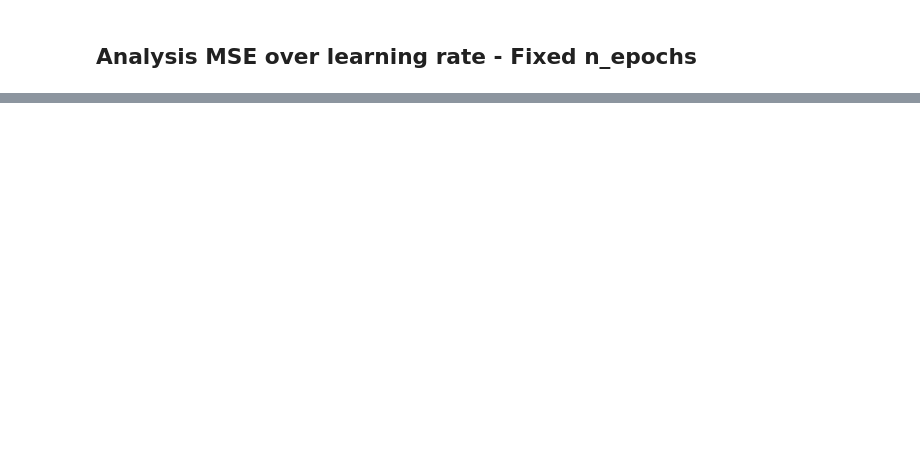
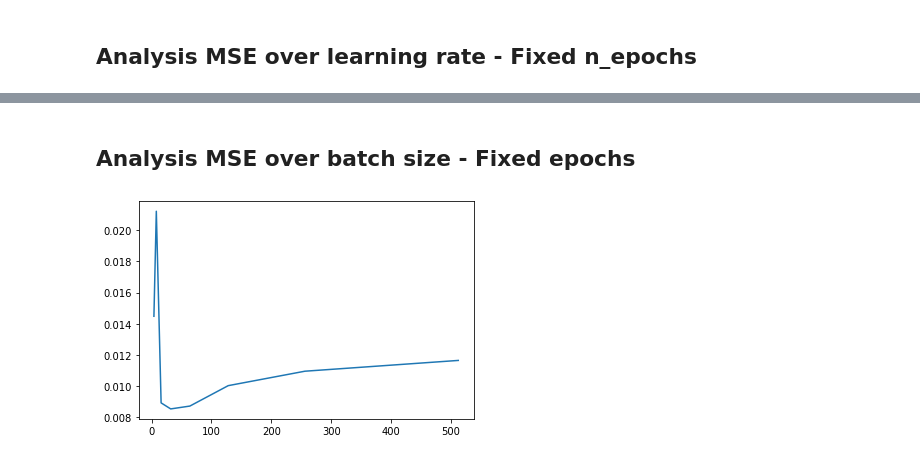
Before and after one commit to carlfre/FYS-STK3155-project-2, a Jupyter notebook: notebooks/gradient_descent_analysis.ipynb, the cells around one changed output, grey strips where cells are left out. Drawn from its saved outputs; the diff is of its cells as text; code cells hidden in the pictures; blank space fills up the shorter version.

```diff
--- a/notebooks/gradient_descent_analysis.ipynb
+++ b/notebooks/gradient_descent_analysis.ipynb
@@ -114,0 +169,30 @@ learning_rate_range = np.linspace(0.01, 0.1, 10)
+# %% [markdown]
+## Analysis MSE over batch size - Fixed epochs
+# %%
+def batch_iter(X, z, b_range, seed=1):
+    """ """
+    np.random.seed(seed)
+    # Split data:
+    X_train, X_test, z_train, z_test = train_test_split(X, z, test_size=0.25, random_state=seed)
+
+    MSE_array = np.zeros(len(b_range))
+    for i, b in enumerate(b_range):
+        w_init = np.zeros(len(X_train[0]))
+        epochs = 250
+        descent = gd.GradientDescent(mode="normal", momentum_param=0, batch_size=b, store_extra=False)
+        w = descent.train(X_train, w_init, z_train, model, learning_rate=0.3, n_epochs = epochs)
+        z_pred_test = (X_test @ w)
+        MSE_array[i] = rt.MSE(z_test, z_pred_test.flatten())
+    return MSE_array
+
+
+# create linspace learning-rate
+batch_range = np.array([4, 8, 16, 32, 64, 128, 256, 512])
+#batch_range = np.linspace(10, 510, 500, dtype=int)
+MSE_arr = batch_iter(X_train, z_train, batch_range)
+plt.plot(batch_range, MSE_arr)
+plt.show()
+
+# CHOICE: Choose batch size to be 128 for the rest of the exercise
+# %% [output]
+[figure, added]
```
Also changed, not shown: parts of 11 cells of this notebook, 1 other file.
